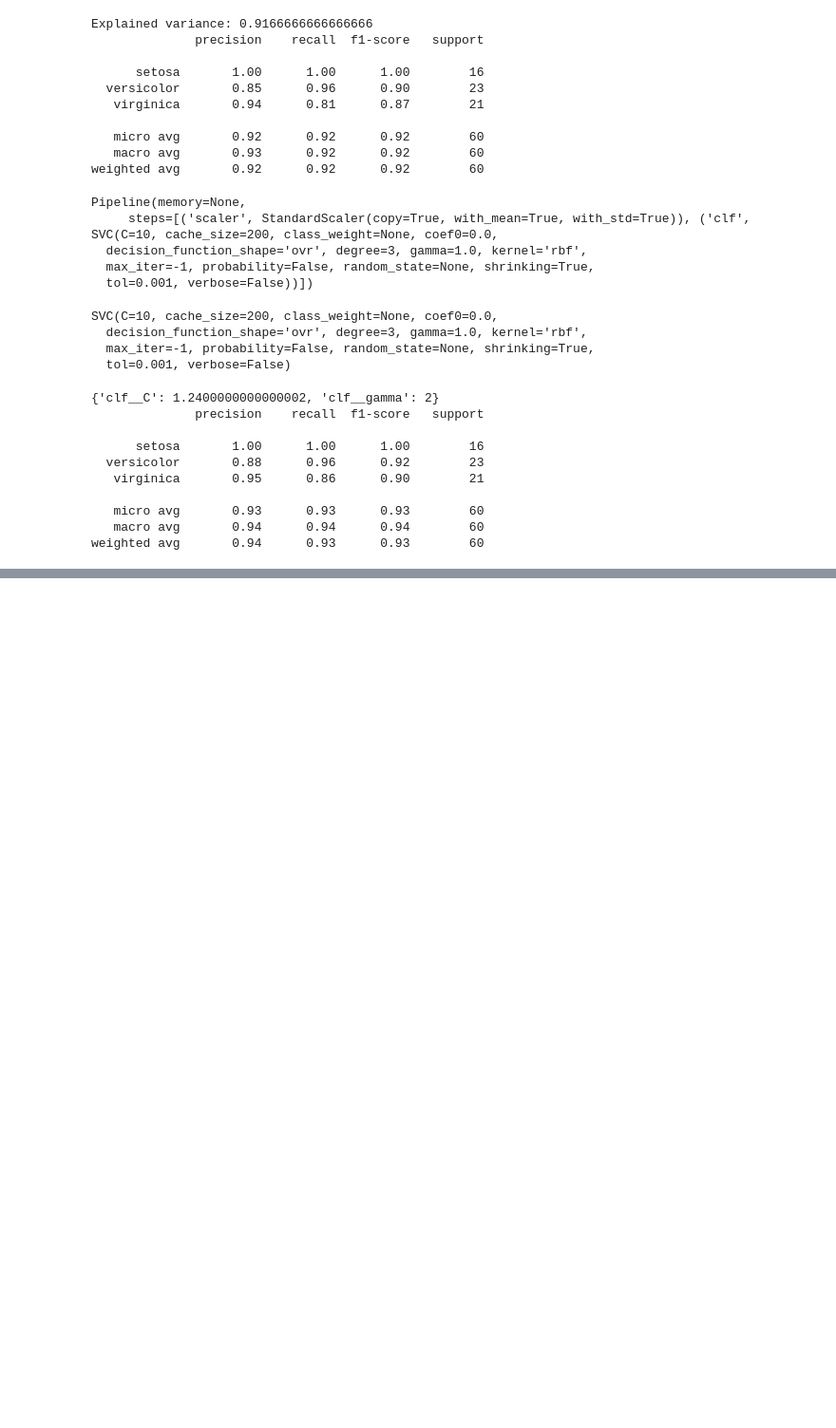
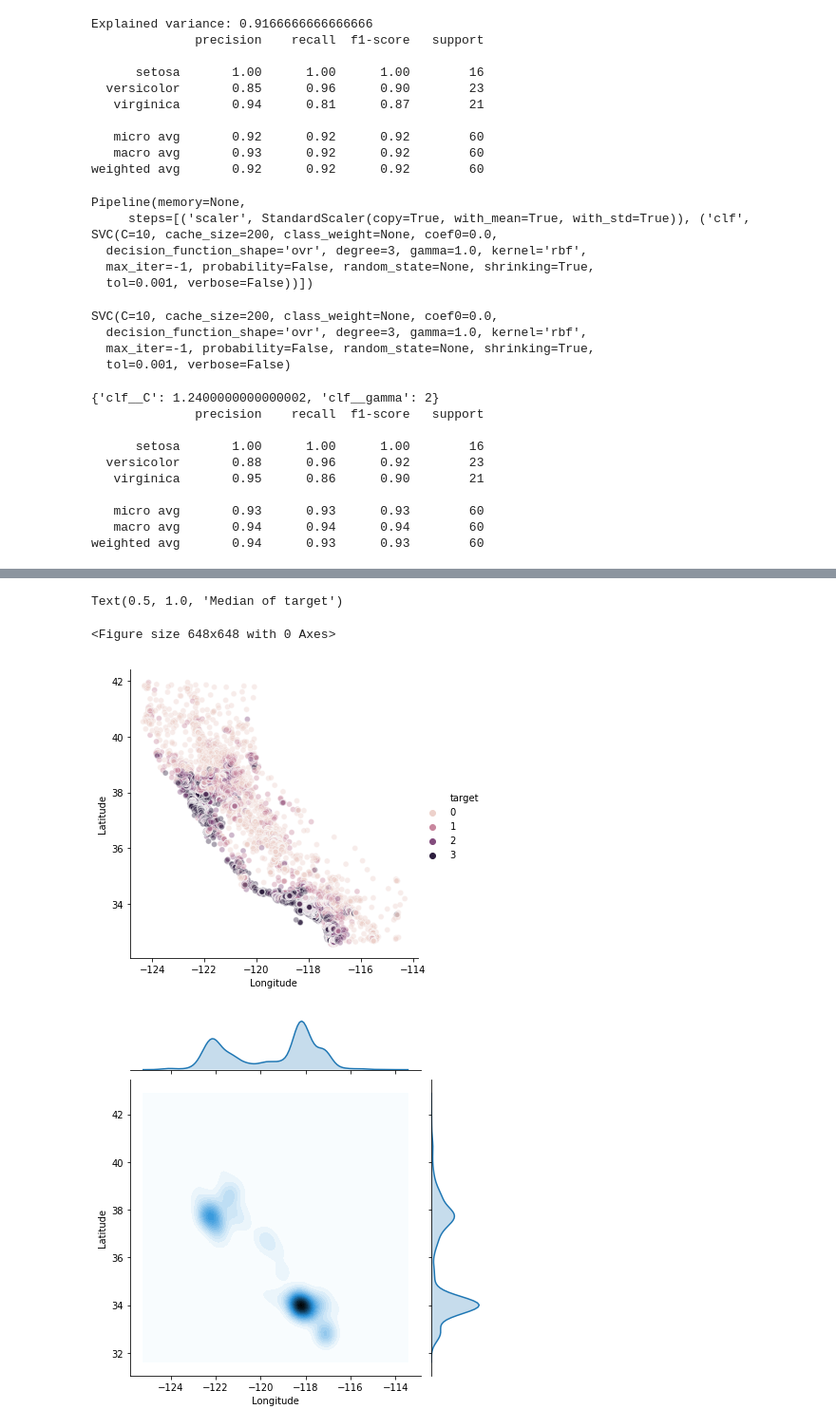
Before and after one commit to lucianopaz/statistical_machine_learning, a Jupyter notebook: notebooks/Scikit-Learn tutorial.ipynb, the cells around one changed output, grey strips where cells are left out. Shown at 95% size. Cells and saved outputs as stored; diff of their text form; code cells hidden in the pictures; blank space fills up the shorter version.

```diff
--- a/notebooks/Scikit-Learn tutorial.ipynb
+++ b/notebooks/Scikit-Learn tutorial.ipynb
@@ -693,0 +764,70 @@ rbf_pipe = pipeline.Pipeline([('scaler', preprocessing.StandardScaler()),
+# %%
+# Hints for Ex 3
+plt.figure(figsize=(9, 9))
+sns.relplot(data=df, x='Longitude', y='Latitude', hue='target', alpha=0.4, kind='scatter')
+sns.jointplot(data=df, x='Longitude', y='Latitude', kind='kde', n_levels=40)
+
+def digitize(a, bins=10):
+    a = np.asarray(a).flatten()
+    m = np.min(a)
+    M = np.max(a)
+    bins = np.linspace(m, M, bins + 1)
+    bins[-1] += 1 # To prevent np.digitize from assinging M to a separate bin
+    return np.digitize(a, bins) - 1
+
+
+def crude_geomerge(lat, lon, val, bins=10,
+                   val_name='Value', reduce=np.mean):
+    lat = np.asarray(lat)
+    lon = np.asarray(lon)
+    val = np.asarray(val)
+    blat = digitize(lat, bins)
+    blon = digitize(lon, bins)
+    df = pd.DataFrame.from_dict({'blat': blat,
+                                 'blon': blon,
+                                 'Latitude': lat,
+                                 'Longitude': lon,
+                                 val_name: val,
+                                })
+    def reducer(df, cols=None, reduce_=np.mean):
+        if cols is None:
+            cols = [c for c in df.columns
+                    if c not in ['blat', 'blon']]
+        output = (df.groupby(['blat', 'blon'])[cols].
+                     apply(reduce_)
+                 )
+        if isinstance(output, pd.Series):
+            output = output.to_frame(name=cols[0])
+        return output
+
+    cols1 = [c for c in df.columns
+             if c not in ['blat', 'blon', val_name]]
+    return pd.concat([reducer(df, cols1),
+                      reducer(df, [val_name], reduce)
+                     ], axis=1).reset_index(drop=True)
+
+bins = 40
+
+df2 = crude_geomerge(df.Latitude,
+                     df.Longitude,
+                     df.target,
+                     bins=bins,
+                     val_name='target')
+sns.relplot(data=df2, x='Longitude', y='Latitude', hue='target',
+            kind='scatter', alpha=0.7)
+plt.title('Mean of target')
+
+df2 = crude_geomerge(df.Latitude,
+                     df.Longitude,
+                     df.target,
+                     bins=bins,
+                     val_name='target',
+                     reduce=np.median)
+sns.relplot(data=df2, x='Longitude', y='Latitude', hue='target',
+            kind='scatter', alpha=0.7)
+plt.title('Median of target')
+# %% [output]
+Text(0.5, 1.0, 'Median of target')
+<Figure size 648x648 with 0 Axes>
+[figure, added]
+[figure, added]
```
Also changed, not shown: parts of 17 cells of this notebook, 1 other file.
